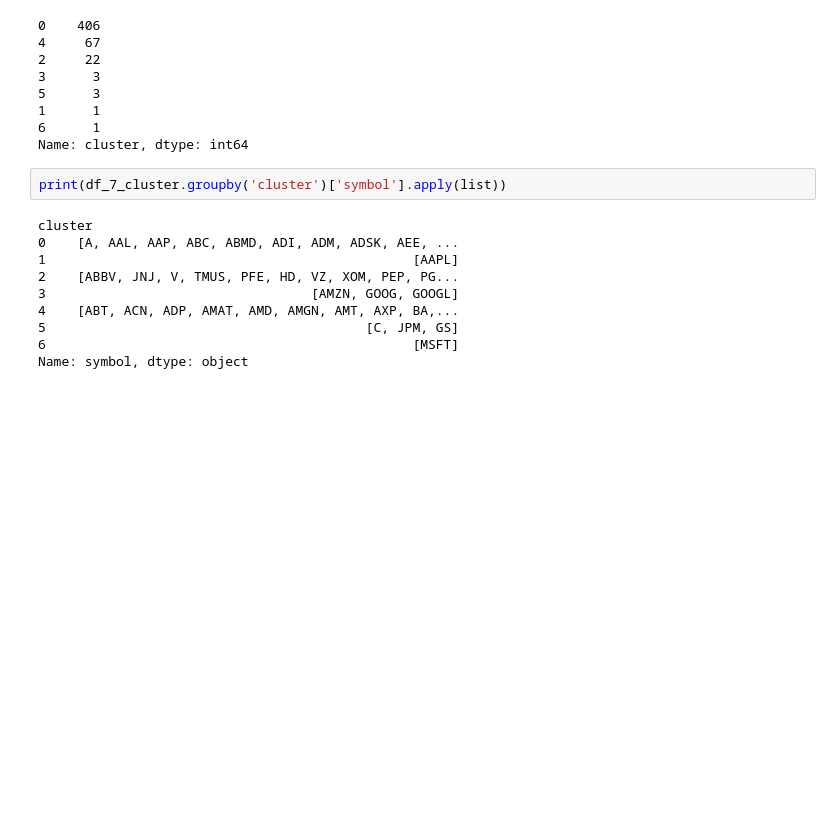
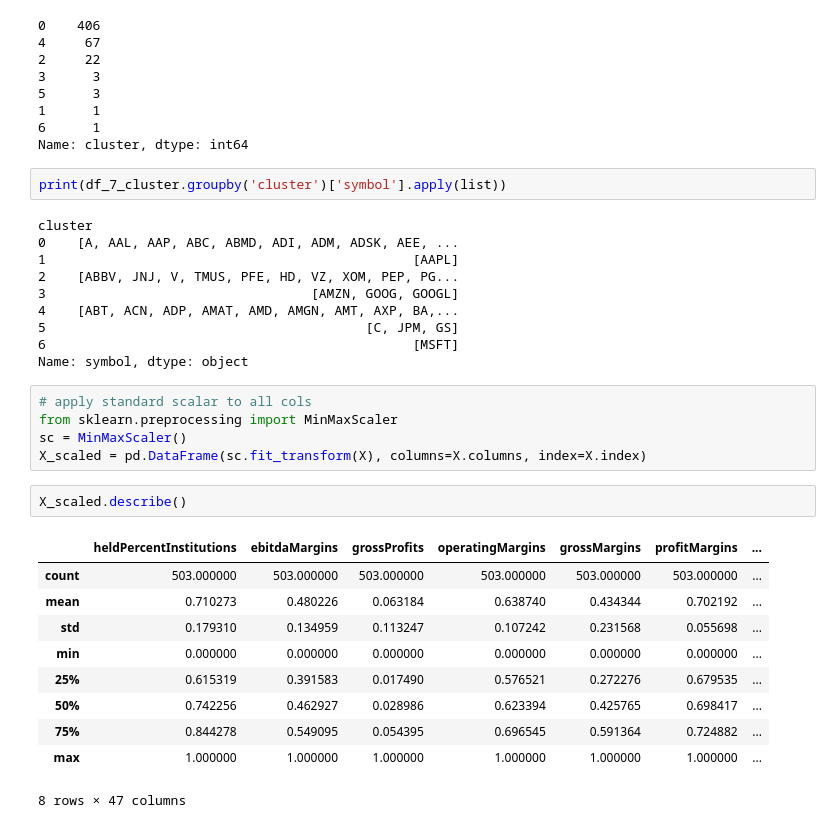
Before and after one commit to RohitRanjan1812/OPA_repo, a Jupyter notebook: ClusterAnalysis/KMeans/kmeans.ipynb, the cells around one changed output. Saved outputs shown, nothing was run; the diff lists cells and outputs as text; blank space fills up the shorter version.

```diff
--- a/ClusterAnalysis/KMeans/kmeans.ipynb
+++ b/ClusterAnalysis/KMeans/kmeans.ipynb
@@ -227,3 +231,21 @@ cluster
 5                                         [C, JPM, GS]
 6                                               [MSFT]
 Name: symbol, dtype: object
+# %%
+# apply standard scalar to all cols
+from sklearn.preprocessing import MinMaxScaler
+sc = MinMaxScaler()
+X_scaled = pd.DataFrame(sc.fit_transform(X), columns=X.columns, index=X.index)
+# %%
+X_scaled.describe()
+# %% [output]
+|  | heldPercentInstitutions | ebitdaMargins | grossProfits | operatingMargins | grossMargins | profitMargins | ... |
+| count | 503.000000 | 503.000000 | 503.000000 | 503.000000 | 503.000000 | 503.000000 | ... |
+| mean | 0.710273 | 0.480226 | 0.063184 | 0.638740 | 0.434344 | 0.702192 | ... |
+| std | 0.179310 | 0.134959 | 0.113247 | 0.107242 | 0.231568 | 0.055698 | ... |
+| min | 0.000000 | 0.000000 | 0.000000 | 0.000000 | 0.000000 | 0.000000 | ... |
+| 25% | 0.615319 | 0.391583 | 0.017490 | 0.576521 | 0.272276 | 0.679535 | ... |
+| 50% | 0.742256 | 0.462927 | 0.028986 | 0.623394 | 0.425765 | 0.698417 | ... |
+| 75% | 0.844278 | 0.549095 | 0.054395 | 0.696545 | 0.591364 | 0.724882 | ... |
+| max | 1.000000 | 1.000000 | 1.000000 | 1.000000 | 1.000000 | 1.000000 | ... |
+8 rows × 47 columns
```
Also changed, not shown: parts of 5 cells of this notebook.
